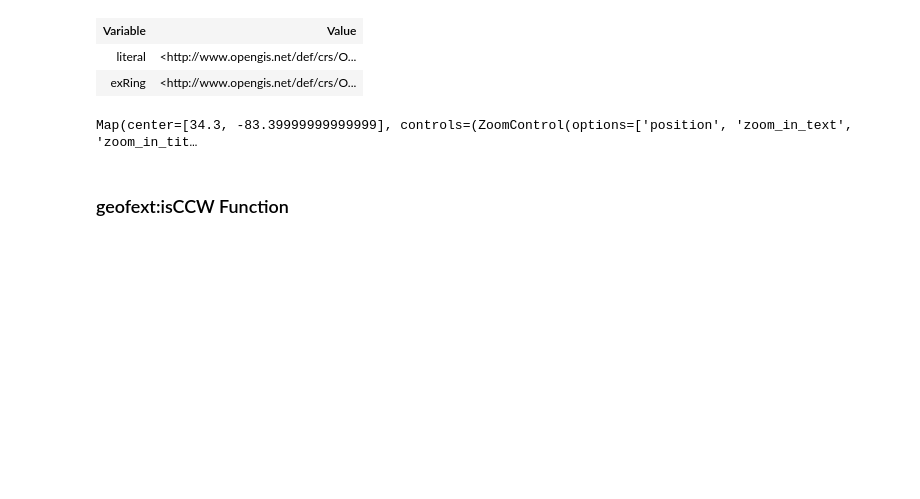
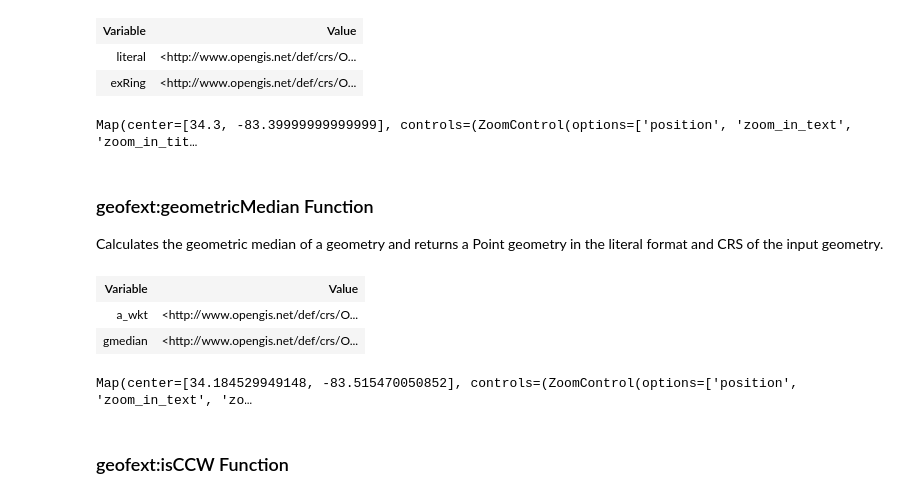
Before and after one commit to situx/rdflib-geosparql, a Jupyter notebook: GeoSPARQLExt.ipynb, the cells around one changed output. Cells and saved outputs as stored; diff of their text form; code cells hidden in the pictures; blank space fills up the shorter version.

Commit message:
more function implementations and testing

```diff
--- a/GeoSPARQLExt.ipynb
+++ b/GeoSPARQLExt.ipynb
@@ -588,6 +611,26 @@ WHERE {
 | literal | <http://www.opengis.net/def/crs/O... |
 | exRing | <http://www.opengis.net/def/crs/O... |
 Map(center=[34.3, -83.39999999999999], controls=(ZoomControl(options=['position', 'zoom_in_text', 'zoom_in_tit…
+# %% [markdown]
+### geofext:geometricMedian Function
+
+Calculates the geometric median of a geometry and returns a Point geometry in the literal format and CRS of the input geometry.
+# %%
+processQueryResults(g.query("""
+PREFIX my: <http://example.org/ApplicationSchema#>
+PREFIX geo: <"""+str(GEO)+""">
+PREFIX geof: <"""+str(GEOFEXT)+""">
+PREFIX xsd: <http://www.w3.org/2001/XMLSchema#>
+SELECT ?a_wkt ?gmedian {
+    <http://example.org/ApplicationSchema#AExactGeom> geo:asWKT ?a_wkt .
+    BIND(geof:geometricMedian(?a_wkt) AS ?gmedian)
+}
+"""),["a_wkt","gmedian"],None)
+# %% [output]
+| Variable | Value |
+| a_wkt | <http://www.opengis.net/def/crs/O... |
+| gmedian | <http://www.opengis.net/def/crs/O... |
+Map(center=[34.184529949148, -83.515470050852], controls=(ZoomControl(options=['position', 'zoom_in_text', 'zo…
 # %% [markdown]
 ### geofext:isCCW Function
 # %%
```
Also changed, not shown: parts of 51 cells of this notebook, 1 other file.
